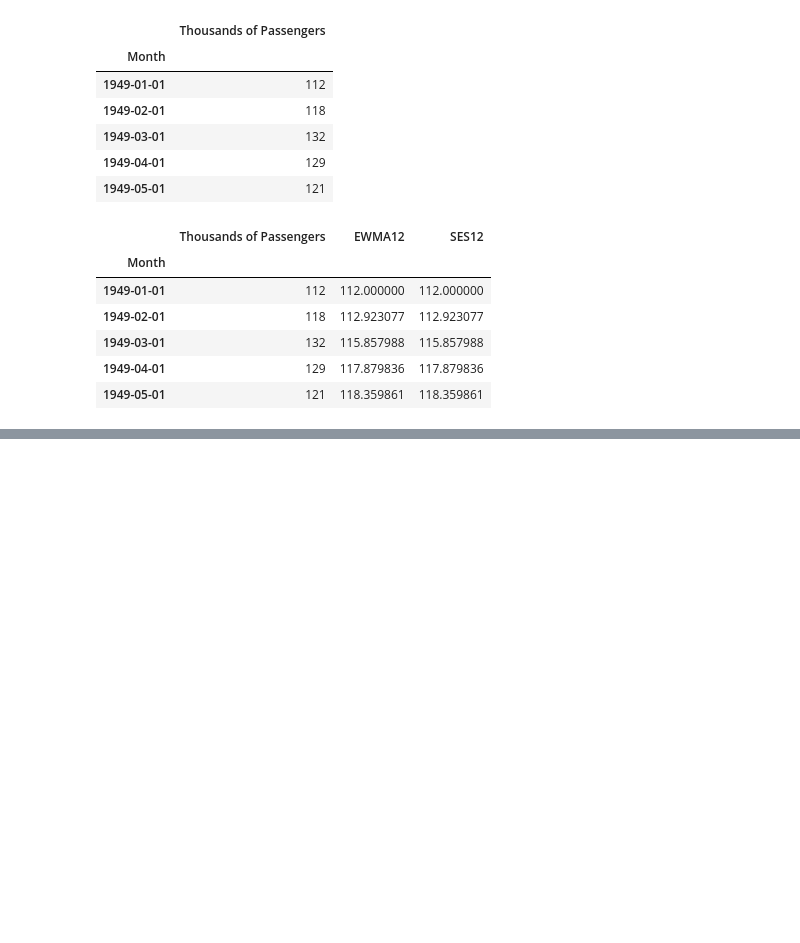
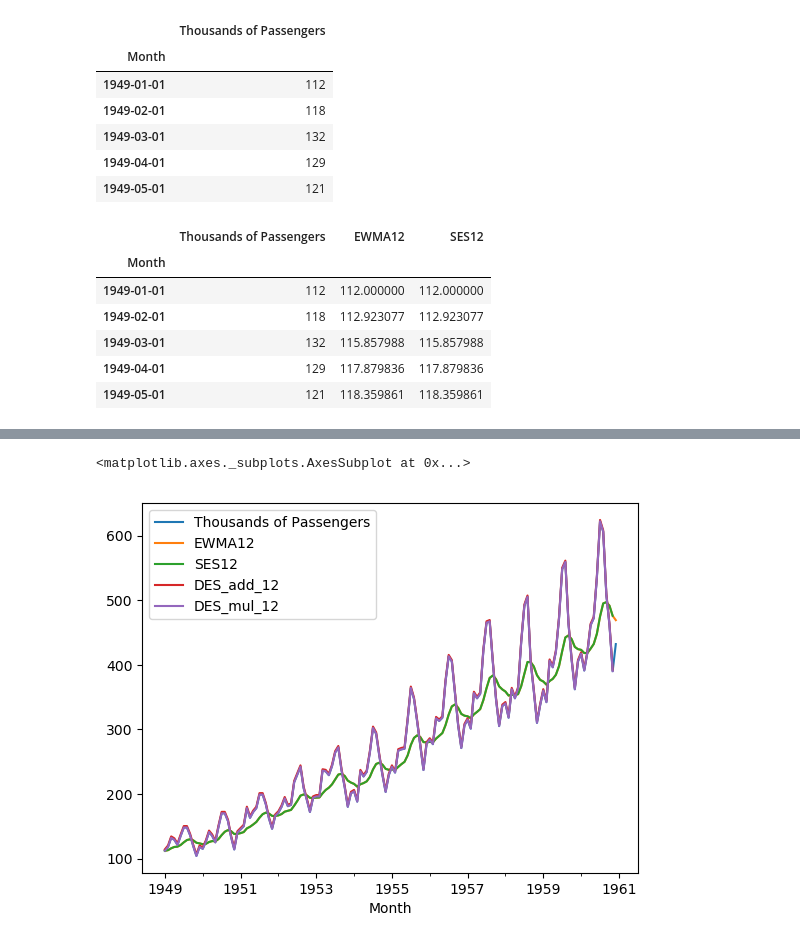
Before and after one commit to Menezes-Gus/Python-for-Time-Series-Data-Analysis, a Jupyter notebook: UDEMY_TSA_FINAL/05-Time-Series-Analysis-with-Statsmodels/hands_on.ipynb, the cells around one changed output, grey strips where cells are left out. Drawn from its saved outputs; the diff is of its cells as text; code cells hidden in the pictures; blank space fills up the shorter version.

```diff
--- a/UDEMY_TSA_FINAL/05-Time-Series-Analysis-with-Statsmodels/hands_on.ipynb
+++ b/UDEMY_TSA_FINAL/05-Time-Series-Analysis-with-Statsmodels/hands_on.ipynb
@@ -155,0 +167,5 @@ df.head()
+# %%
+df.plot()
+# %% [output]
+<matplotlib.axes._subplots.AxesSubplot at 0x...>
+[figure, added]
```
Also changed, not shown: parts of 6 cells of this notebook, 1 other file.
